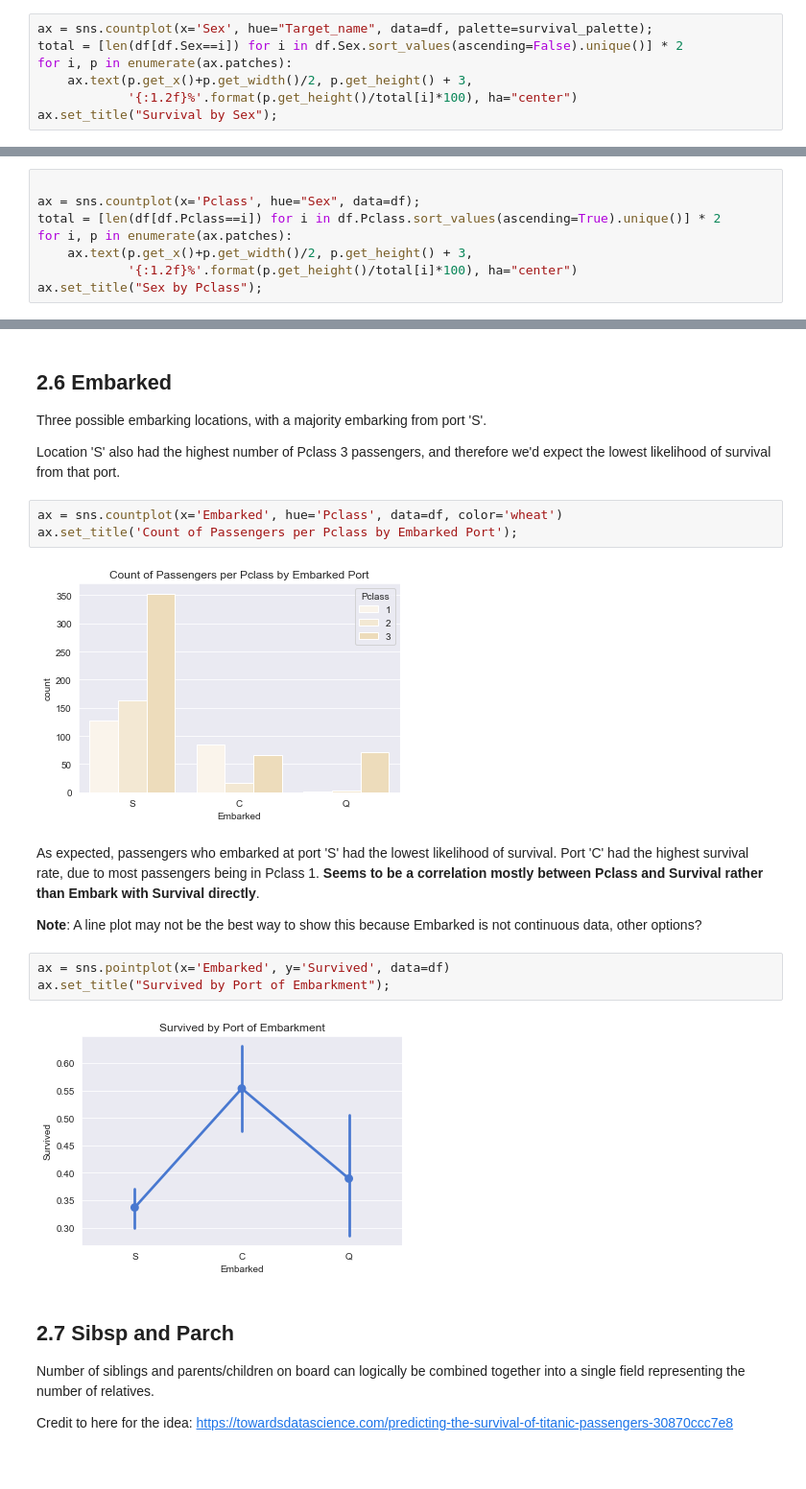
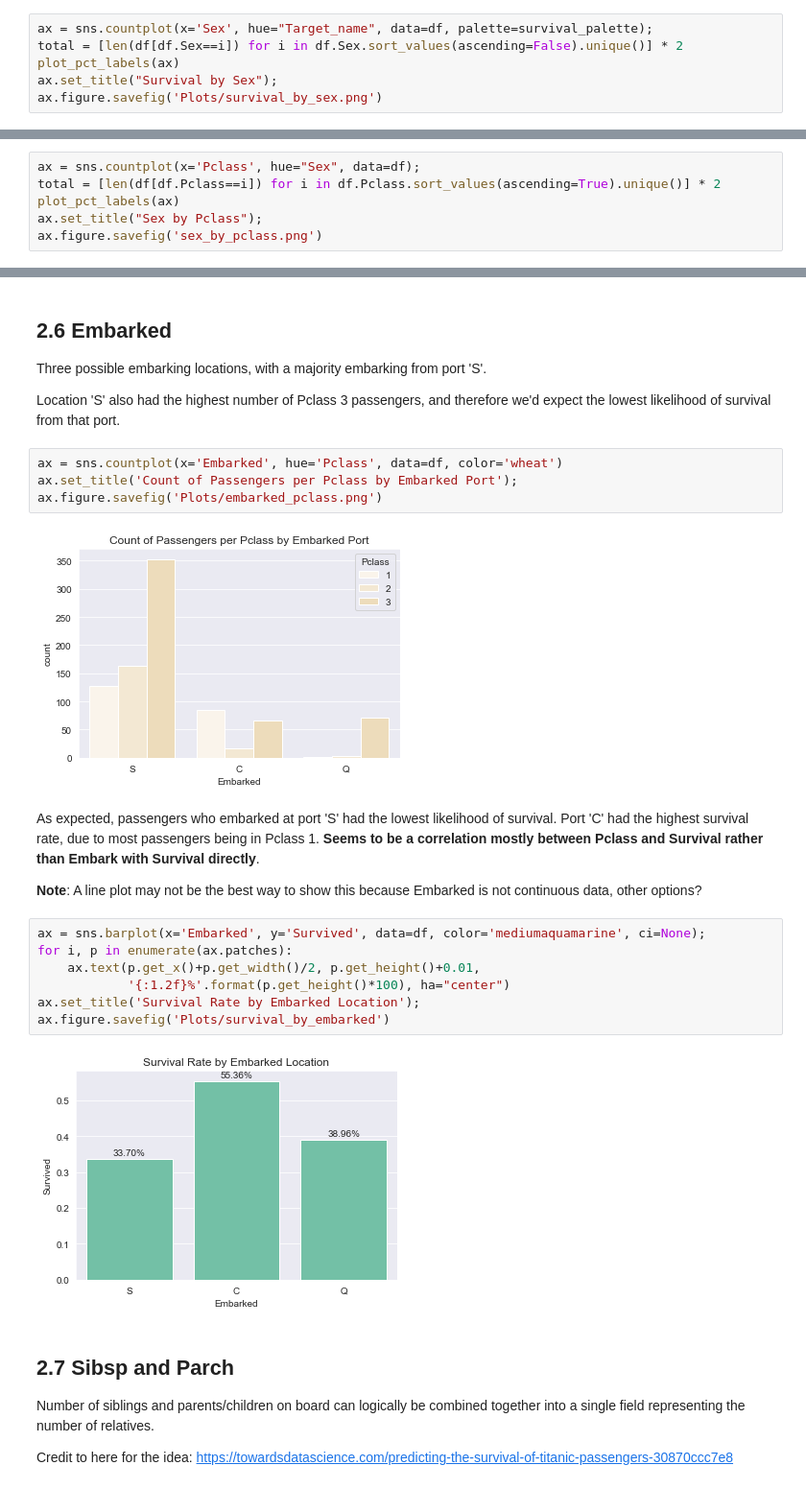
Before and after one commit to arsalanfardi/Titanic-Survival-Prediction, a Jupyter notebook: Titanic_Survival_Prediction.ipynb, the cells around one changed output, grey strips where cells are left out. Shown at 96% size. Cells and saved outputs as stored; diff of their text form.

```diff
--- a/Titanic_Survival_Prediction.ipynb
+++ b/Titanic_Survival_Prediction.ipynb
@@ -195,10 +205,9 @@ ax.legend();
 # %%
 ax = sns.countplot(x='Sex', hue="Target_name", data=df, palette=survival_palette);
 total = [len(df[df.Sex==i]) for i in df.Sex.sort_values(ascending=False).unique()] * 2
-for i, p in enumerate(ax.patches):
-    ax.text(p.get_x()+p.get_width()/2, p.get_height() + 3,
-            '{:1.2f}%'.format(p.get_height()/total[i]*100), ha="center")
+plot_pct_labels(ax)
 ax.set_title("Survival by Sex");
+ax.figure.savefig('Plots/survival_by_sex.png')
 # %% [output]
 [figure]
 # %% [markdown]
@@ -233,13 +243,11 @@ ax.set_title("Survival Count by Pclass");
 # %% [markdown]
 As expected, Pclass 3 had mostly males, and thus aligns with the survivor rate we saw in gender.
 # %%
-
 ax = sns.countplot(x='Pclass', hue="Sex", data=df);
 total = [len(df[df.Pclass==i]) for i in df.Pclass.sort_values(ascending=True).unique()] * 2
-for i, p in enumerate(ax.patches):
-    ax.text(p.get_x()+p.get_width()/2, p.get_height() + 3,
-            '{:1.2f}%'.format(p.get_height()/total[i]*100), ha="center")
+plot_pct_labels(ax)
 ax.set_title("Sex by Pclass");
+ax.figure.savefig('sex_by_pclass.png')
 # %% [output]
 [figure]
 # %% [markdown]
@@ -282,17 +312,22 @@ Location 'S' also had the highest number of Pclass 3 passengers, and therefore w
 # %%
 ax = sns.countplot(x='Embarked', hue='Pclass', data=df, color='wheat')
 ax.set_title('Count of Passengers per Pclass by Embarked Port');
+ax.figure.savefig('Plots/embarked_pclass.png')
 # %% [output]
 [figure]
 # %% [markdown]
 As expected, passengers who embarked at port 'S' had the lowest likelihood of survival. Port 'C' had the highest survival rate, due to most passengers being in Pclass 1. **Seems to be a correlation mostly between Pclass and Survival rather than Embark with Survival directly**.
 
 **Note**: A line plot may not be the best way to show this because Embarked is not continuous data, other options?
-# %%
-ax = sns.pointplot(x='Embarked', y='Survived', data=df)
-ax.set_title("Survived by Port of Embarkment");
-# %% [output]
-[figure, removed]
+# %%
+ax = sns.barplot(x='Embarked', y='Survived', data=df, color='mediumaquamarine', ci=None);
+for i, p in enumerate(ax.patches):
+    ax.text(p.get_x()+p.get_width()/2, p.get_height()+0.01,
+            '{:1.2f}%'.format(p.get_height()*100), ha="center")
+ax.set_title('Survival Rate by Embarked Location');
+ax.figure.savefig('Plots/survival_by_embarked')
+# %% [output]
+[figure, added]
 # %% [markdown]
 ## 2.7 Sibsp and Parch
 
```
Also changed, not shown: parts of 19 cells of this notebook, 19 other files.
